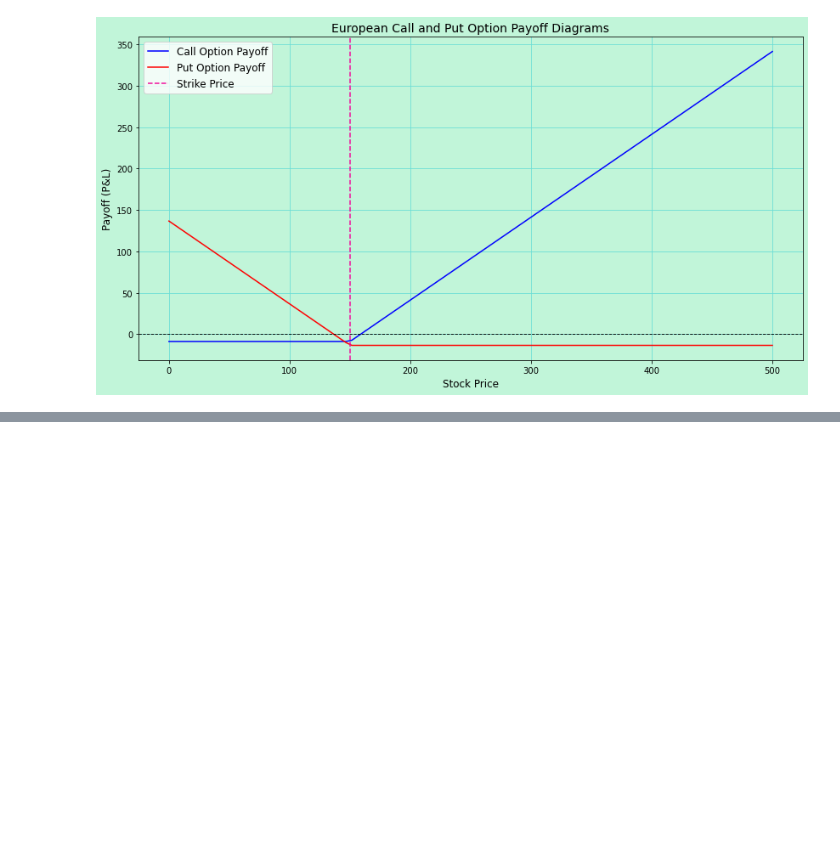
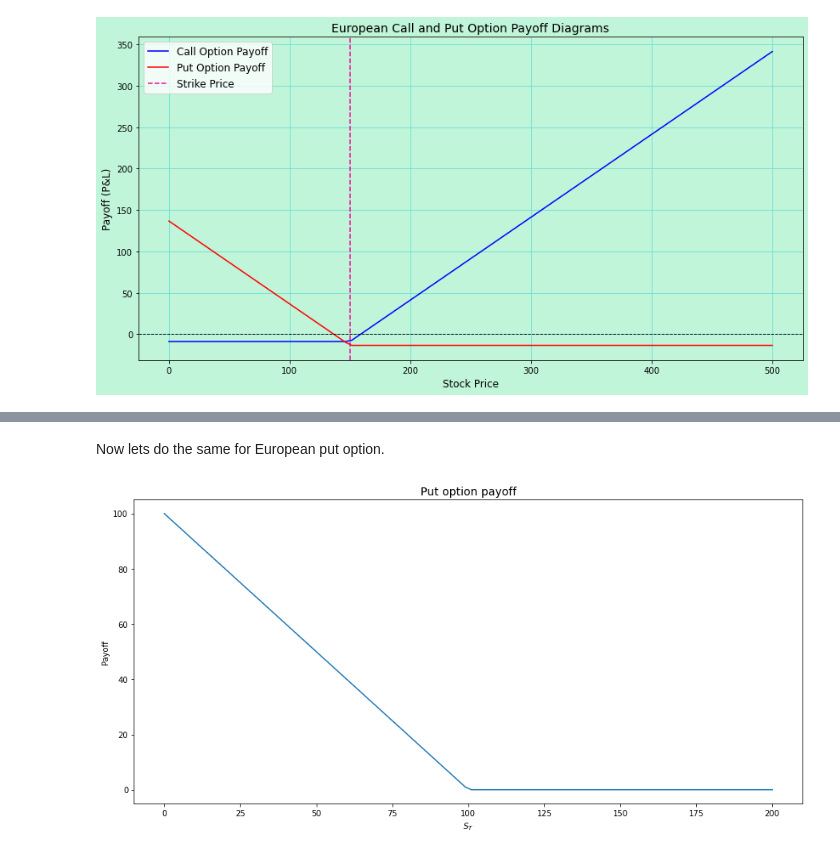
Before and after one commit to palluthapa/Financial-Maths, a Jupyter notebook: blackscholesformula.ipynb, the cells around one changed output, grey strips where cells are left out. Cells and saved outputs as stored; diff of their text form; code cells hidden in the pictures; blank space fills up the shorter version.

```diff
--- a/blackscholesformula.ipynb
+++ b/blackscholesformula.ipynb
@@ -113,0 +169,13 @@ plt.show()
+# %% [markdown]
+Now lets do the same for European put option.
+# %%
+ST = np.linspace(0,200,100)
+K = 100
+payoff = np.maximum(K-ST,0)
+ax = plt.gca()
+ax.plot(ST, payoff)
+ax.set_xlabel('$S_T$')
+ax.set_ylabel('Payoff');
+ax.set_title('Put option payoff', fontsize = 14 );
+# %% [output]
+[figure, added]
```
Also changed, not shown: parts of 15 cells of this notebook, 16 other files.
